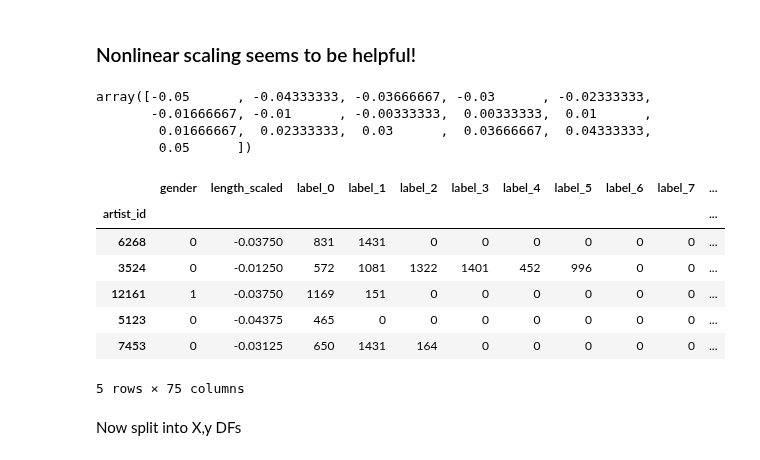
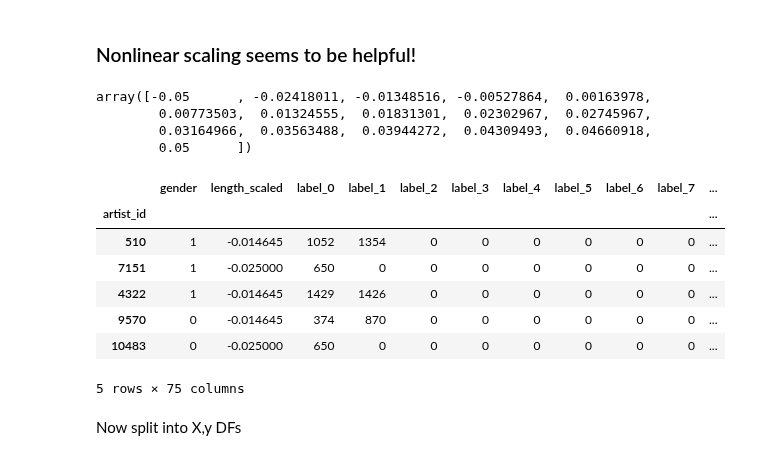
Before and after one commit to fox-daniel/Genre, a Jupyter notebook: code/Analysis/genre_model_dnn_0.ipynb, the cells around one changed output. Saved outputs shown, nothing was run; the diff lists cells and outputs as text; code cells hidden in the pictures.

```diff
--- a/code/Analysis/genre_model_dnn_0.ipynb
+++ b/code/Analysis/genre_model_dnn_0.ipynb
@@ -205,36 +143,39 @@ data.genrelist_length.hist(bins = 16)
+# %%
+data_norm = data.copy()
 # %% [markdown]
 ### Nonlinear scaling seems to be helpful!
 # %%
 # this is chosen to match the min, max of the untrained embedding layer
 def normalize_length(x):
-    x = .1*np.power(x/x.max(),1)-.05
+    #x = .1*np.power(x/x.max(),1)-.05
+    x = .1*np.power(x/x.max(),.5)-.05
     return x
 # %%
 normalize_length(np.array(range(16)))
 # %% [output]
-array([-0.05      , -0.04333333, -0.03666667, -0.03      , -0.02333333,
-       -0.01666667, -0.01      , -0.00333333,  0.00333333,  0.01      ,
-        0.01666667,  0.02333333,  0.03      ,  0.03666667,  0.04333333,
+array([-0.05      , -0.02418011, -0.01348516, -0.00527864,  0.00163978,
+        0.00773503,  0.01324555,  0.01831301,  0.02302967,  0.02745967,
+        0.03164966,  0.03563488,  0.03944272,  0.04309493,  0.04660918,
         0.05      ])
 # %%
-data['length_scaled'] = normalize_length(data['genrelist_length'])
+data_norm['length_scaled'] = normalize_length(data_norm['genrelist_length'])
 # %%
-data = data.drop(['artist','genrelist', 'genres_encoded_as_list', 'genrelist_length'], axis = 1)
+data_norm = data_norm.drop(['artist','genrelist', 'genres_encoded_as_list', 'genrelist_length'], axis = 1)
 cols = ['gender','length_scaled']+['label_{}'.format(i) for i in range(73)]
 cols
-data = data[cols]
+data_norm = data_norm[cols]
 # Shuffle the data:
-data = data.sample(frac = 1)
+data_norm = data_norm.sample(frac = 1)
 # %%
-data.head()
+data_norm.head()
 # %% [output]
 |  | gender | length_scaled | label_0 | label_1 | label_2 | label_3 | label_4 | label_5 | label_6 | label_7 | ... |
 | artist_id |  |  |  |  |  |  |  |  |  |  | ... |
-| 6268 | 0 | -0.03750 | 831 | 1431 | 0 | 0 | 0 | 0 | 0 | 0 | ... |
-| 3524 | 0 | -0.01250 | 572 | 1081 | 1322 | 1401 | 452 | 996 | 0 | 0 | ... |
-| 12161 | 1 | -0.03750 | 1169 | 151 | 0 | 0 | 0 | 0 | 0 | 0 | ... |
-| 5123 | 0 | -0.04375 | 465 | 0 | 0 | 0 | 0 | 0 | 0 | 0 | ... |
-| 7453 | 0 | -0.03125 | 650 | 1431 | 164 | 0 | 0 | 0 | 0 | 0 | ... |
+| 510 | 1 | -0.014645 | 1052 | 1354 | 0 | 0 | 0 | 0 | 0 | 0 | ... |
+| 7151 | 1 | -0.025000 | 650 | 0 | 0 | 0 | 0 | 0 | 0 | 0 | ... |
+| 4322 | 1 | -0.014645 | 1429 | 1426 | 0 | 0 | 0 | 0 | 0 | 0 | ... |
+| 9570 | 0 | -0.014645 | 374 | 870 | 0 | 0 | 0 | 0 | 0 | 0 | ... |
+| 10483 | 0 | -0.025000 | 650 | 0 | 0 | 0 | 0 | 0 | 0 | 0 | ... |
 5 rows × 75 columns
 # %% [markdown]
 Now split into X,y DFs
```
Also changed, not shown: parts of 8 cells of this notebook, 3 other files.
